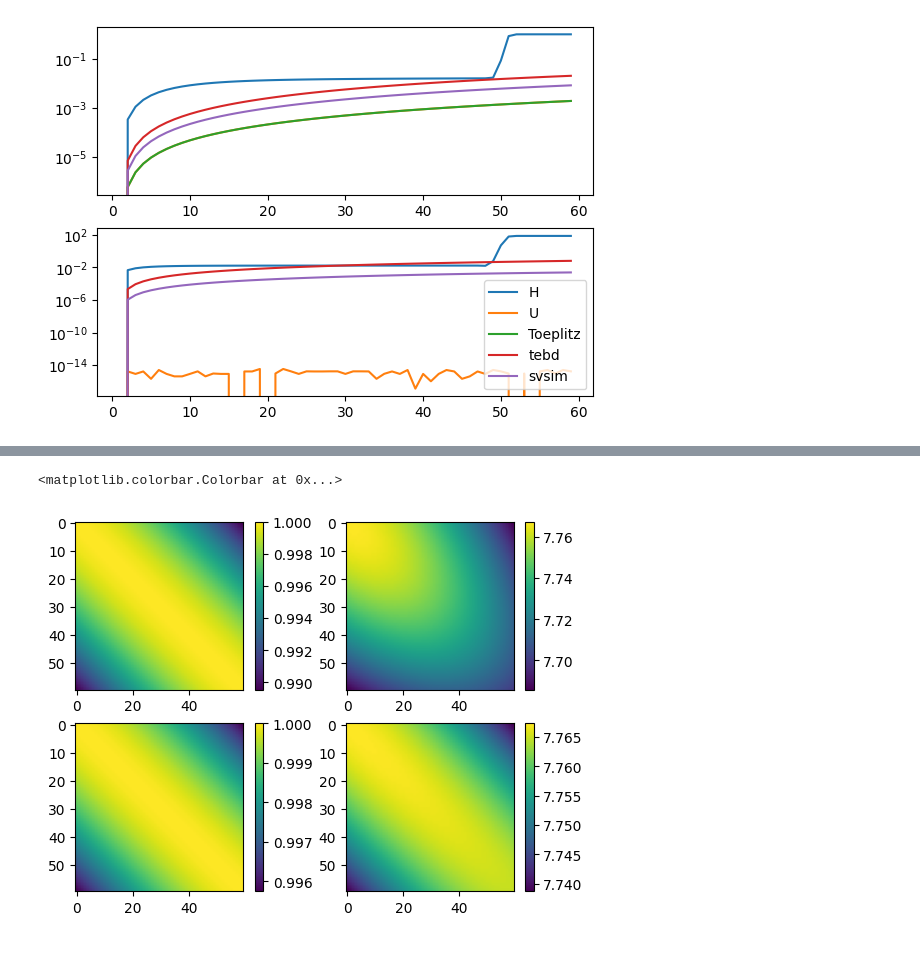
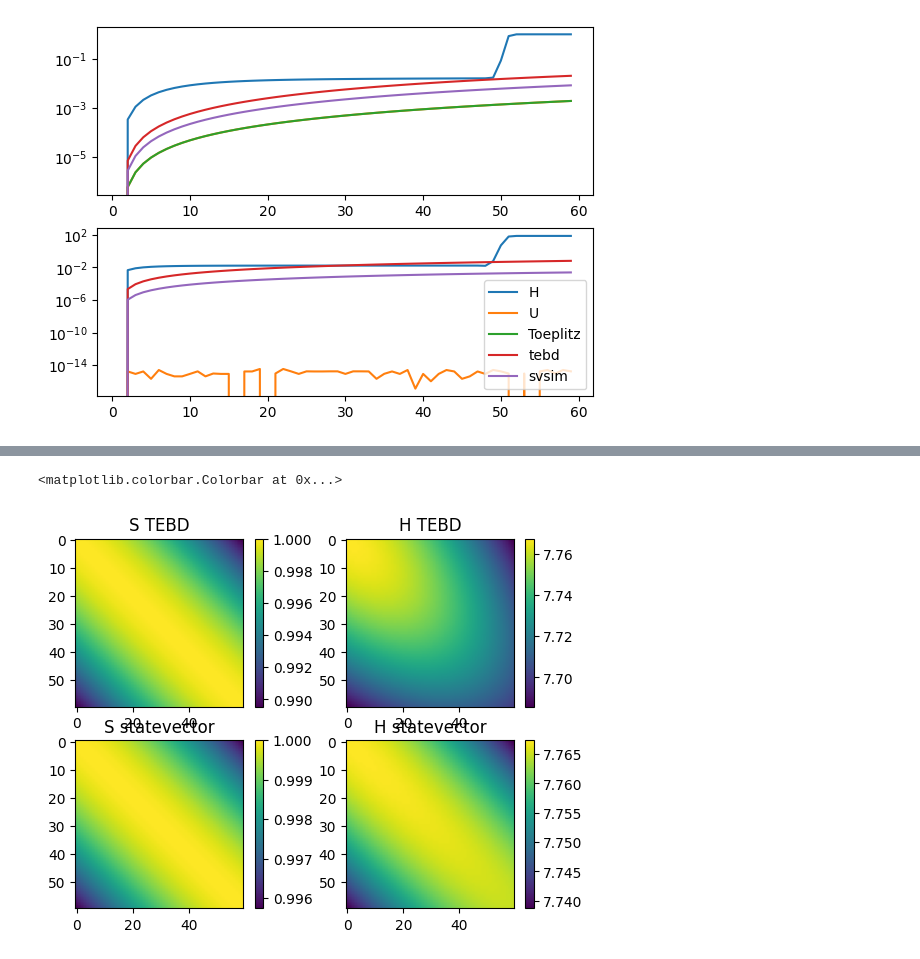
Before and after one commit to bdalfavero/krylov_new, a Jupyter notebook: lih_plots.ipynb, the cells around one changed output, grey strips where cells are left out. Saved outputs shown, nothing was run; the diff lists cells and outputs as text; code cells hidden in the pictures.

```diff
--- a/lih_plots.ipynb
+++ b/lih_plots.ipynb
@@ -125,13 +125,17 @@ fig3.colorbar(im2)
 # %%
 fig4, ax4 = plt.subplots(2, 2)
 im1 = ax4[0, 0].imshow(np.abs(s_tebd))
 im2 = ax4[0, 1].imshow(np.abs(h_tebd))
 im3 = ax4[1, 0].imshow(np.abs(s_svsim))
 im4 = ax4[1, 1].imshow(np.abs(h_svsim))
+ax4[0, 0].set_title("S TEBD")
+ax4[0, 1].set_title("H TEBD")
+ax4[1, 0].set_title("S statevector")
+ax4[1, 1].set_title("H statevector")
 fig4.colorbar(im1)
 fig4.colorbar(im2)
 fig4.colorbar(im3)
 fig4.colorbar(im4)
 # %% [output]
 <matplotlib.colorbar.Colorbar at 0x...>
-[figure, old version]
+[figure, new version]
```
Also changed, not shown: parts of 3 cells of this notebook, 2 other files.
